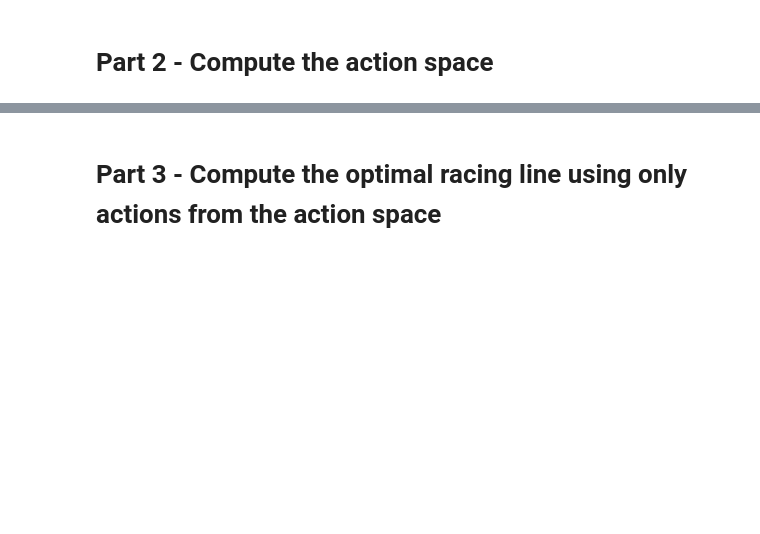
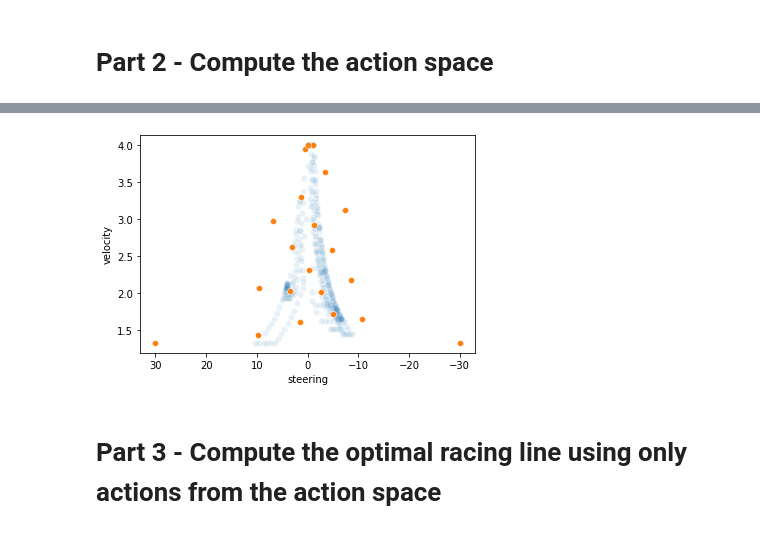
Before and after one commit to jackdawe/PIE_DeepRacer, a Jupyter notebook: bypass_rl/bypass_rl.ipynb, the cells around one changed output, grey strips where cells are left out. Saved outputs shown, nothing was run; the diff lists cells and outputs as text; code cells hidden in the pictures; blank space fills up the shorter version.

```diff
--- a/bypass_rl/bypass_rl.ipynb
+++ b/bypass_rl/bypass_rl.ipynb
@@ -51,0 +203,10 @@ print_shape(ax, outer_border)
+# %%
+# Now we have list with columns (x,y,speed,distance,time)
+racing_track_everything = []
+for i in range(len(racing_track)):
+    racing_track_everything.append([racing_track[i][0],
+                                    racing_track[i][1],
+                                    velocity[i],
+                                    time_to_prev[i]])
+# Round to 5 decimals
+racing_track_everything = np.around(racing_track_everything, 5).tolist()
@@ -51,0 +302,38 @@ print_shape(ax, outer_border)
+# %%
+X = all_actions_norm
+
+# Calculate action space with KMeans
+
+from sklearn.preprocessing import MinMaxScaler
+from sklearn.cluster import MiniBatchKMeans
+
+# Rescale data with minmax
+minmax_scaler = MinMaxScaler()
+X_minmax = pd.DataFrame(minmax_scaler.fit_transform(X),
+                                           columns=["velocity","steering"])
+
+# KMeans
+# remove 2 actions from KMeans so that low speed & high steering actions can be manually included
+n_clusters = 21-4 # -2
+model = MiniBatchKMeans(n_clusters=n_clusters).fit(X_minmax)
+
+# Centroids (interpretable)
+from sklearn.preprocessing import MinMaxScaler
+minmax_scaler = MinMaxScaler()
+X_minmax_fit = minmax_scaler.fit(X)
+X_centroids = pd.DataFrame(X_minmax_fit.inverse_transform(model.cluster_centers_),
+                                   columns=["velocity","steering"])
+
+# Add 2 manual actions
+# Reason: When car starts new episode, it does not start on or direction of racing line, so
+# it cannot steer enough to get on racing line
+manual_actions = pd.DataFrame({"velocity":[MIN_SPEED,MIN_SPEED,MAX_SPEED,MAX_SPEED],"steering":[30,-30,all_actions[all_actions.velocity==4.].steering.min(),all_actions[all_actions.velocity==4.].steering.max()]})
+X_centroids = pd.concat([X_centroids,manual_actions], ignore_index=True)
+
+action_space_e = X_centroids.copy()
+
+ax = sns.scatterplot(data=all_actions, x="steering", y="velocity", alpha=.1)
+ax = sns.scatterplot(data=action_space_e, x="steering", y="velocity")
+ax.invert_xaxis()
+# %% [output]
+[figure, added]
```
Also changed, not shown: parts of 13 cells of this notebook, 1 other file.
